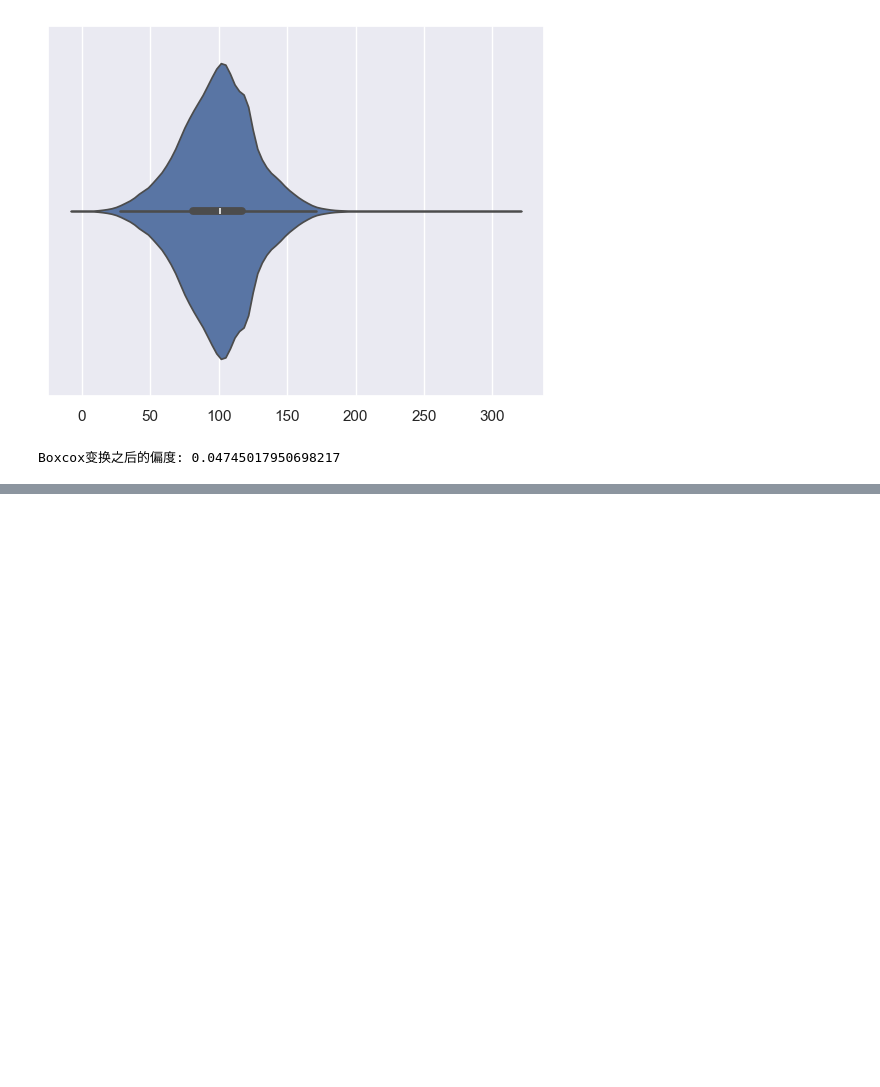
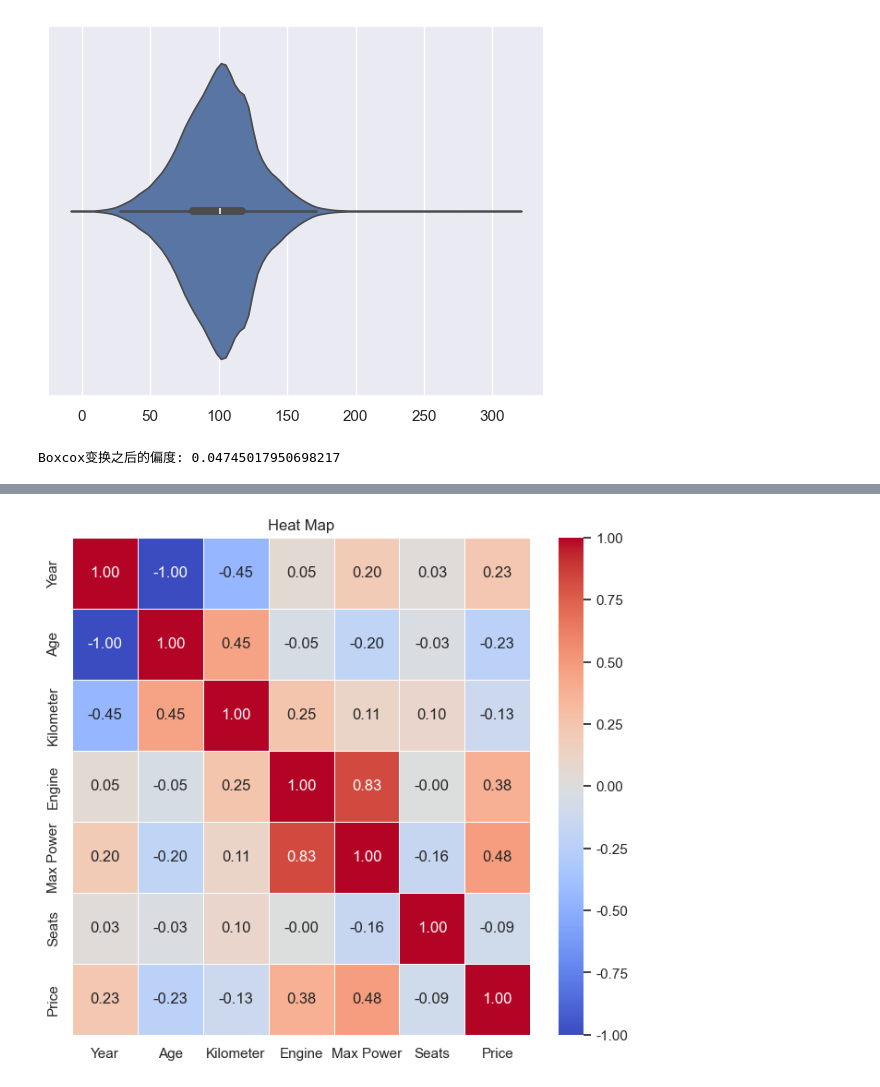
Before and after one commit to Stanley-oss/CarPricePred, a Jupyter notebook: Proceedings/data_analysis.ipynb, the cells around one changed output, grey strips where cells are left out. Cells and saved outputs as stored; diff of their text form; code cells hidden in the pictures; blank space fills up the shorter version.

```diff
--- a/Proceedings/data_analysis.ipynb
+++ b/Proceedings/data_analysis.ipynb
@@ -205,0 +219,10 @@ Boxcox变换之后的偏度: 0.04745017950698217
+# %%
+# heat map
+corr_matrix = data[["Year","Age","Kilometer","Engine","Max Power","Seats","Price"]].corr()
+
+plt.figure(figsize=(8, 7))
+sns.heatmap(corr_matrix, annot=True, fmt='.2f', cmap='coolwarm', linewidths=.5, cbar=True)
+plt.title('Heat Map')
+plt.show()
+# %% [output]
+[figure, added]
```
Also changed, not shown: parts of 7 cells of this notebook, 4 other files.
